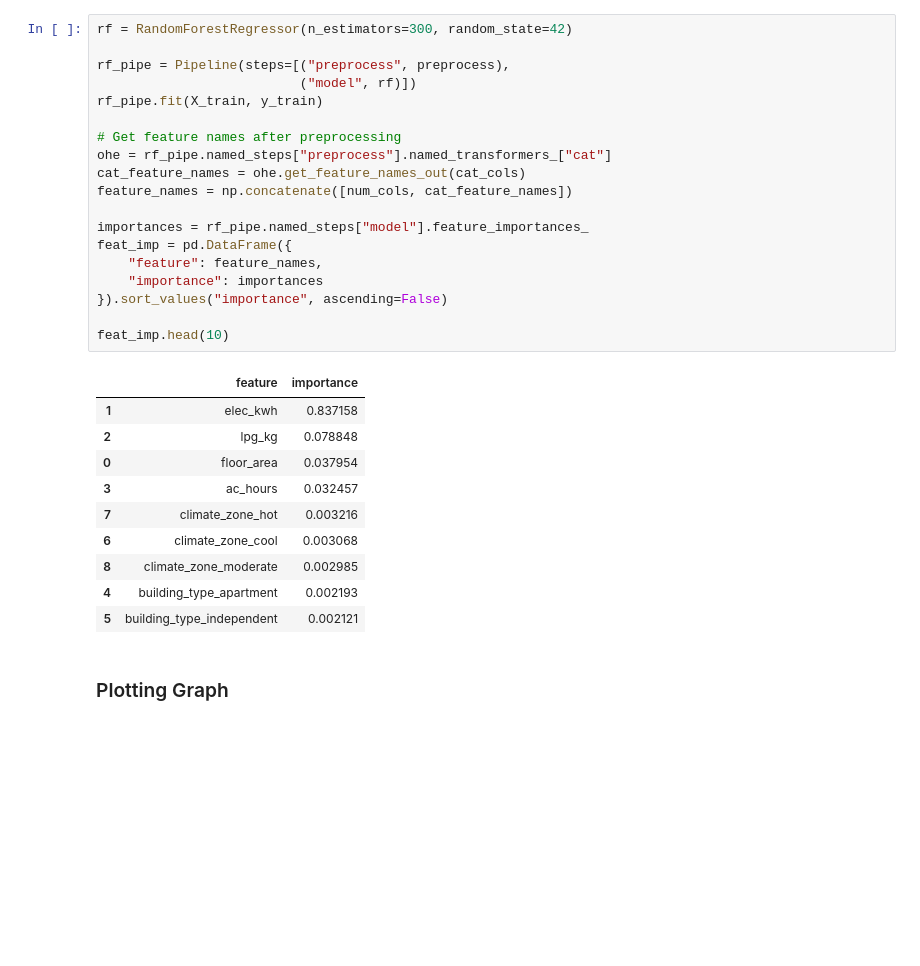
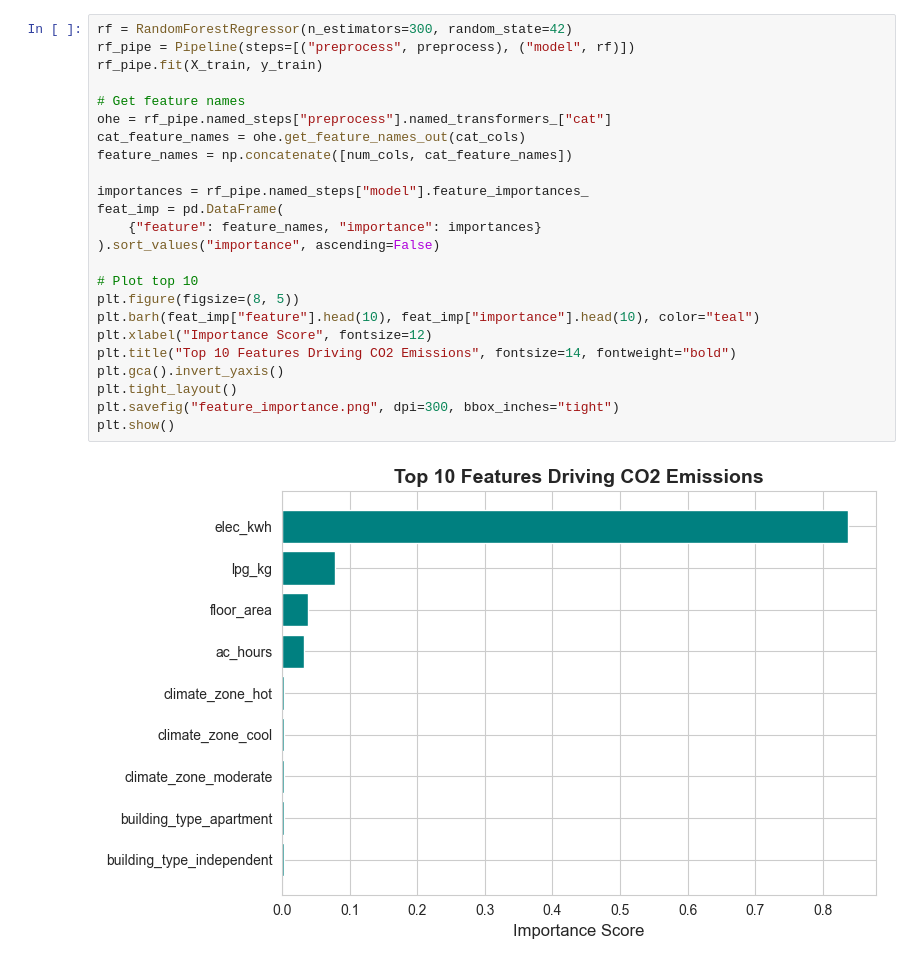
Before and after one commit to tapodyuti/sdg13-co2-ml, a Jupyter notebook: Project.ipynb, the cells around one changed output. Cells and saved outputs as stored; diff of their text form; blank space fills up the shorter version.

```diff
--- a/Project.ipynb
+++ b/Project.ipynb
@@ -197,32 +168,26 @@ plt.show()
 # %%
 rf = RandomForestRegressor(n_estimators=300, random_state=42)
-
-rf_pipe = Pipeline(steps=[("preprocess", preprocess),
-                          ("model", rf)])
+rf_pipe = Pipeline(steps=[("preprocess", preprocess), ("model", rf)])
 rf_pipe.fit(X_train, y_train)
 
-# Get feature names after preprocessing
+# Get feature names
 ohe = rf_pipe.named_steps["preprocess"].named_transformers_["cat"]
 cat_feature_names = ohe.get_feature_names_out(cat_cols)
 feature_names = np.concatenate([num_cols, cat_feature_names])
 
 importances = rf_pipe.named_steps["model"].feature_importances_
-feat_imp = pd.DataFrame({
-    "feature": feature_names,
-    "importance": importances
-}).sort_values("importance", ascending=False)
+feat_imp = pd.DataFrame(
+    {"feature": feature_names, "importance": importances}
+).sort_values("importance", ascending=False)
 
-feat_imp.head(10)
+# Plot top 10
+plt.figure(figsize=(8, 5))
+plt.barh(feat_imp["feature"].head(10), feat_imp["importance"].head(10), color="teal")
+plt.xlabel("Importance Score", fontsize=12)
+plt.title("Top 10 Features Driving CO2 Emissions", fontsize=14, fontweight="bold")
+plt.gca().invert_yaxis()
+plt.tight_layout()
+plt.savefig("feature_importance.png", dpi=300, bbox_inches="tight")
+plt.show()
 # %% [output]
-|  | feature | importance |
-| 1 | elec_kwh | 0.837158 |
-| 2 | lpg_kg | 0.078848 |
-| 0 | floor_area | 0.037954 |
-| 3 | ac_hours | 0.032457 |
-| 7 | climate_zone_hot | 0.003216 |
-| 6 | climate_zone_cool | 0.003068 |
-| 8 | climate_zone_moderate | 0.002985 |
-| 4 | building_type_apartment | 0.002193 |
-| 5 | building_type_independent | 0.002121 |
+[figure, added]
-# %% [markdown]
-### Plotting Graph
```
Also changed, not shown: parts of 20 cells of this notebook, 32 other files.
